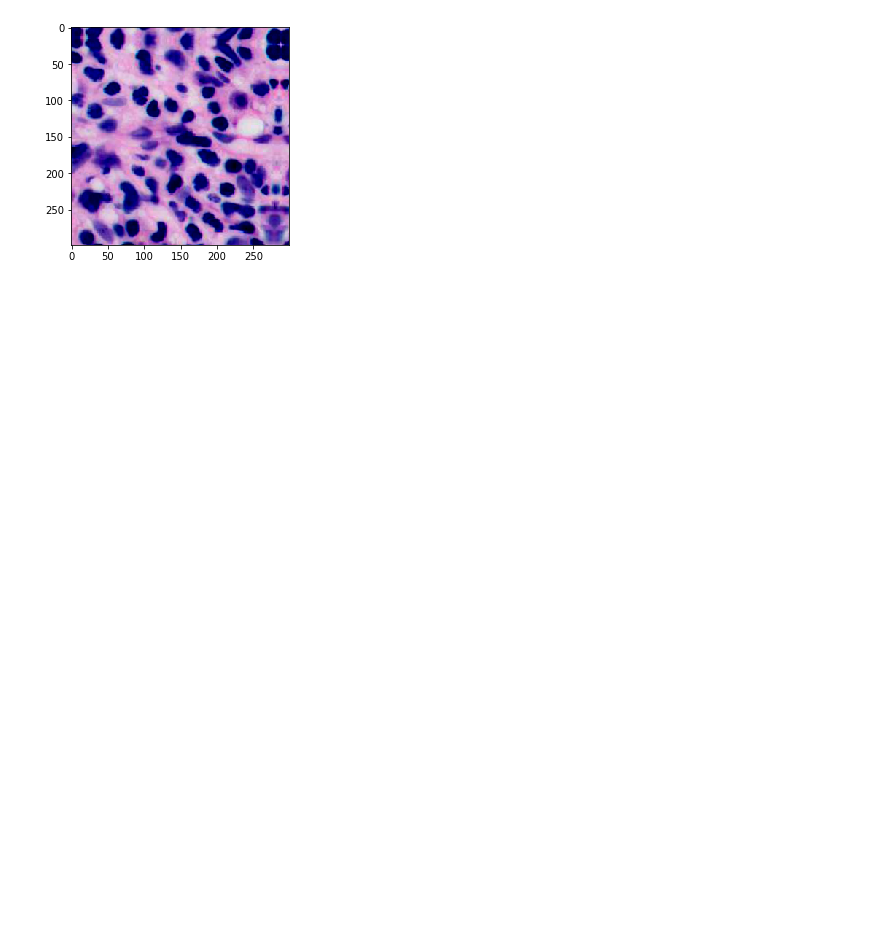
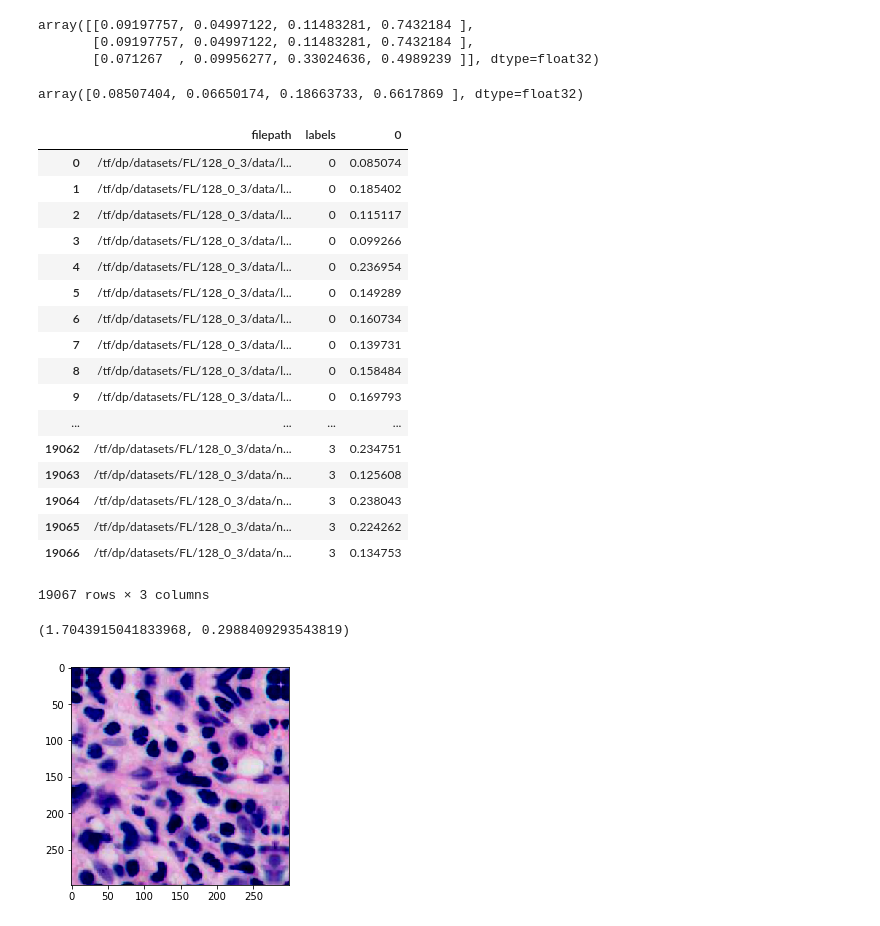
Before and after one commit to jonbleiberg88/deep_path, a Jupyter notebook: testing.ipynb, the cells around one changed output. Drawn from its saved outputs; the diff is of its cells as text; code cells hidden in the pictures; blank space fills up the shorter version.

Commit message:
adding multiclass eval functionality

```diff
--- a/testing.ipynb
+++ b/testing.ipynb
@@ -112,0 +27,2 @@ im = train_gen.__getitem__(1)[0][0]
+# %%
+preds = model.predict_generator(test_gen, None, verbose=1)
@@ -113,3 +31,44 @@ im = train_gen.__getitem__(1)[0][0]
+# %%
+preds[:3]
+# %% [output]
+array([[0.09197757, 0.04997122, 0.11483281, 0.7432184 ],
+       [0.09197757, 0.04997122, 0.11483281, 0.7432184 ],
+       [0.071267  , 0.09956277, 0.33024636, 0.4989239 ]], dtype=float32)
+# %%
+paths, preds = test_gen.get_predictions(preds)
+# %%
+preds[0]
+# %% [output]
+array([0.08507404, 0.06650174, 0.18663733, 0.6617869 ], dtype=float32)
+# %%
+preds_df = pd.DataFrame({'filepath': paths, 'labels':test_gen.get_labels()})
+# %%
+pdf = pd.DataFrame(preds)
+# %%
+pd.concat([preds_df, pdf], axis=1)
+# %% [output]
+|  | filepath | labels | 0 |
+| 0 | /tf/dp/datasets/FL/128_0_3/data/l... | 0 | 0.085074 |
+| 1 | /tf/dp/datasets/FL/128_0_3/data/l... | 0 | 0.185402 |
+| 2 | /tf/dp/datasets/FL/128_0_3/data/l... | 0 | 0.115117 |
+| 3 | /tf/dp/datasets/FL/128_0_3/data/l... | 0 | 0.099266 |
+| 4 | /tf/dp/datasets/FL/128_0_3/data/l... | 0 | 0.236954 |
+| 5 | /tf/dp/datasets/FL/128_0_3/data/l... | 0 | 0.149289 |
+| 6 | /tf/dp/datasets/FL/128_0_3/data/l... | 0 | 0.160734 |
+| 7 | /tf/dp/datasets/FL/128_0_3/data/l... | 0 | 0.139731 |
+| 8 | /tf/dp/datasets/FL/128_0_3/data/l... | 0 | 0.158484 |
+| 9 | /tf/dp/datasets/FL/128_0_3/data/l... | 0 | 0.169793 |
+| ... | ... | ... | ... |
+| 19062 | /tf/dp/datasets/FL/128_0_3/data/n... | 3 | 0.234751 |
+| 19063 | /tf/dp/datasets/FL/128_0_3/data/n... | 3 | 0.125608 |
+| 19064 | /tf/dp/datasets/FL/128_0_3/data/n... | 3 | 0.238043 |
+| 19065 | /tf/dp/datasets/FL/128_0_3/data/n... | 3 | 0.224262 |
+| 19066 | /tf/dp/datasets/FL/128_0_3/data/n... | 3 | 0.134753 |
+19067 rows × 3 columns
+# %%
+test_gen.eval(preds)
+# %% [output]
+(1.7043915041833968, 0.2988409293543819)
 # %%
 plt.imshow(np.clip(im, 0., 1.))
 plt.show()
```
Also changed, not shown: parts of 13 cells of this notebook, 3 other files.
